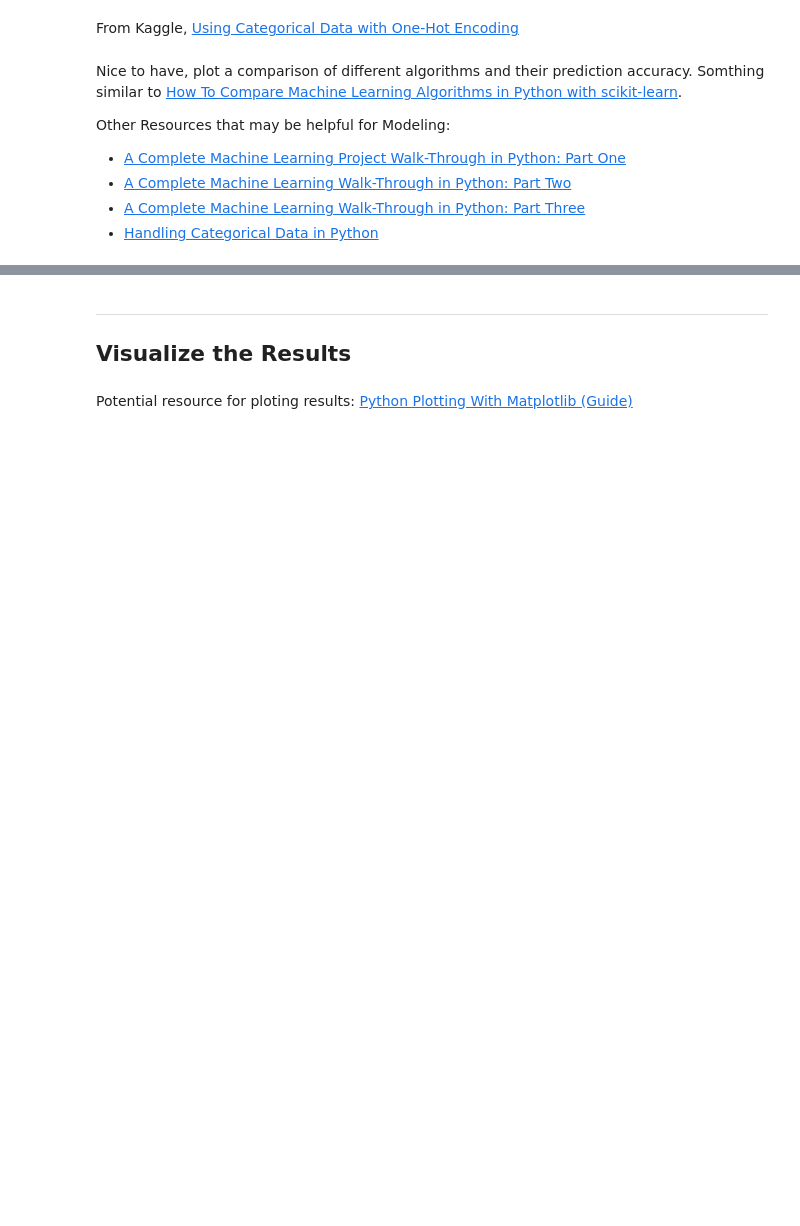
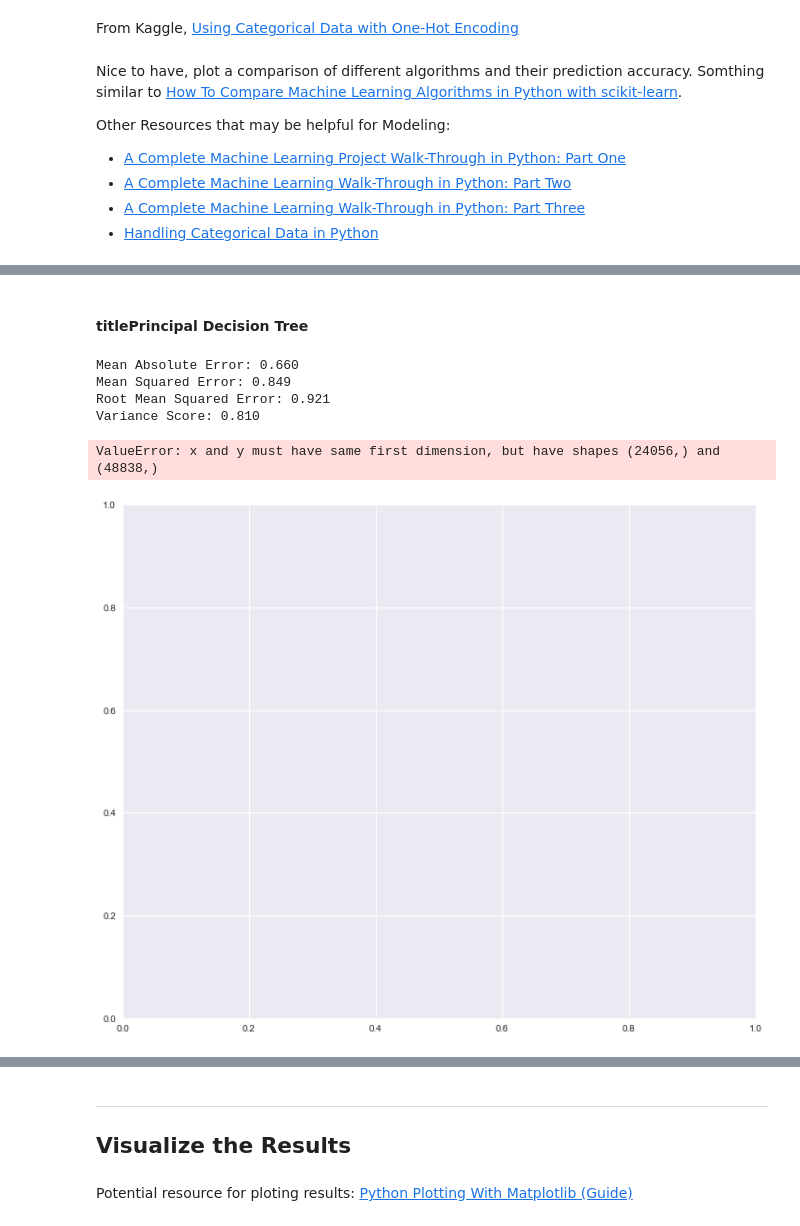
Before and after one commit to dniedermier-cscc/Scrum-Lords-Capstone-2018, a Jupyter notebook: IMDB/Working Notebooks/IMDB_Capstone_CS_v2.ipynb, the cells around one changed output, grey strips where cells are left out. Saved outputs shown, nothing was run; the diff lists cells and outputs as text; code cells hidden in the pictures; blank space fills up the shorter version.

```diff
--- a/IMDB/Working Notebooks/IMDB_Capstone_CS_v2.ipynb
+++ b/IMDB/Working Notebooks/IMDB_Capstone_CS_v2.ipynb
@@ -1302,0 +1296,5 @@ plt.show()
+# %%
+# load the tab-delimited csv file
+principal_rollup = pd.read_csv('../Modeling/DataToModel8-10-2018.csv')
+
+principal_rollup.head()
@@ -1302,0 +1331,47 @@ plt.show()
+# %%
+# set the prediction target column
+y = principal_rollup.averageRating
+
+# set the predictor columns
+rating_predictors = ['myActor_averageRating', 'myProducer_averageRating', 'myWriter_averageRating',
+                    'myDirector_averageRating']
+
+X = principal_rollup[rating_predictors]
+
+# create the training and validation data
+train_X, val_X, train_y, val_y = train_test_split(X, y, random_state=0, test_size=0.33)
+# %% [markdown]
+#### titlePrincipal Decision Tree
+# %%
+# define the model
+principalRating_model = DecisionTreeRegressor()
+
+# fit the model
+principalRating_model.fit(train_X, train_y)
+
+# get predicted ratings on validation data
+val_predictions = principalRating_model.predict(val_X)
+
+print('Mean Absolute Error: %.3f' % metrics.mean_absolute_error(val_y, val_predictions))
+print('Mean Squared Error: %.3f' % metrics.mean_squared_error(val_y, val_predictions))
+print('Root Mean Squared Error: %.3f' % np.sqrt(metrics.mean_squared_error(val_y, val_predictions)))
+print('Variance Score: %.3f' % principalRating_model.score(X, y, sample_weight=None))
+# %% [output]
+Mean Absolute Error: 0.660
+Mean Squared Error: 0.849
+Root Mean Squared Error: 0.921
+Variance Score: 0.810
+# %%
+plt.plot(val_y, train_y, '.')
+
+# plot a line, a perfit predict would all fall on this line
+x = np.linspace(0, 10, 500,endpoint=True)
+y = x
+plt.xlabel("Average Rating")
+plt.ylabel("Predicted Average Rating")
+plt.title("Average Rating vs Predicted Average Rating")
+plt.plot(x, y)
+plt.show()
+# %% [output]
+ValueError: x and y must have same first dimension, but have shapes (24056,) and (48838,)
+[figure, added]
```
Also changed, not shown: parts of 32 cells of this notebook.
